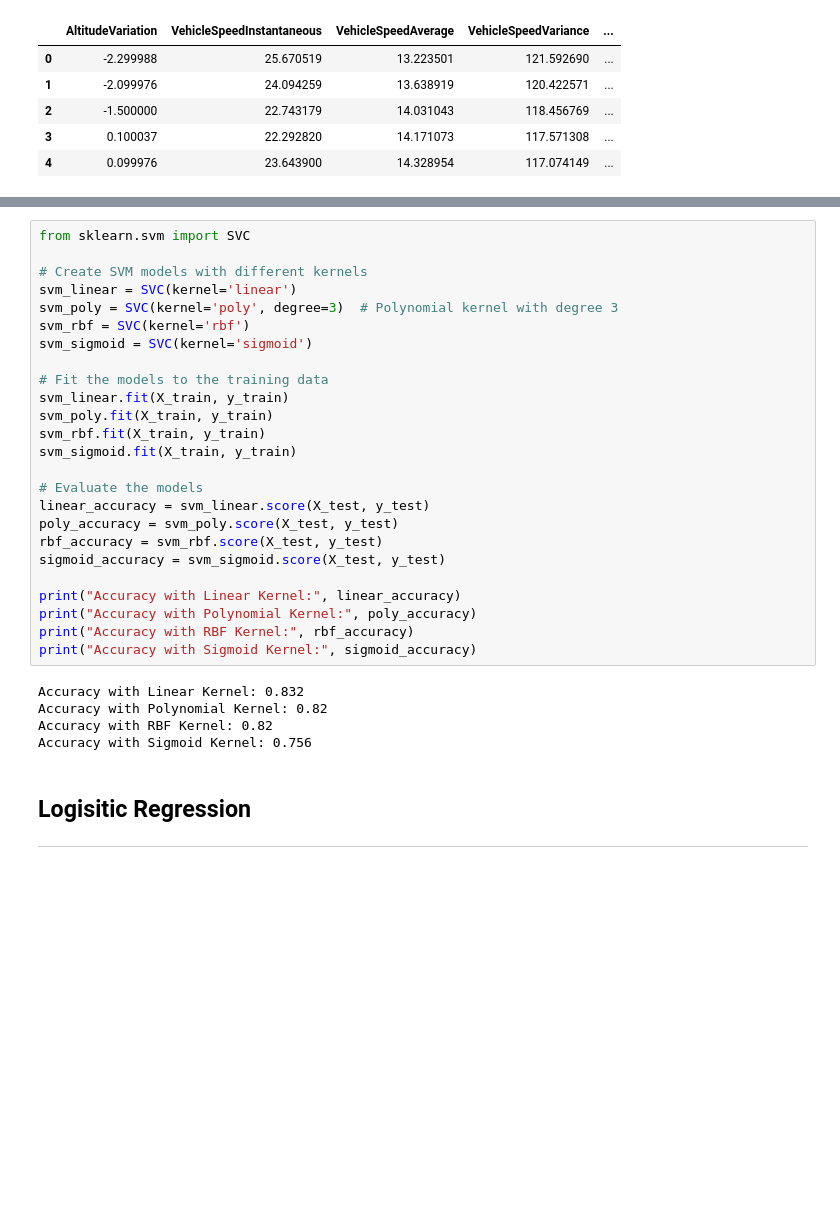
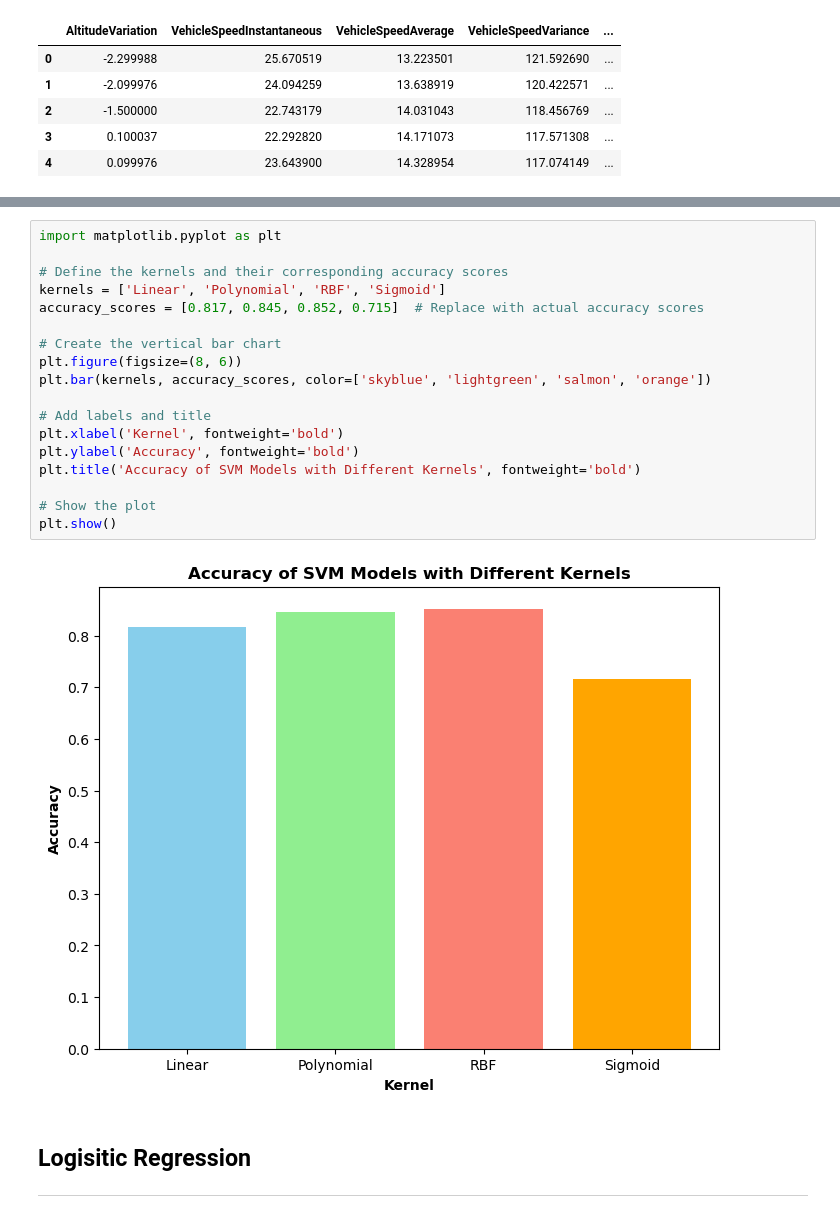
Before and after one commit to PedroFCode/Comparing-Classifier-Methods, a Jupyter notebook: project.ipynb, the cells around one changed output, grey strips where cells are left out. Cells and saved outputs as stored; diff of their text form; blank space fills up the shorter version.

```diff
--- a/project.ipynb
+++ b/project.ipynb
@@ -158,33 +234,23 @@ weighted avg       0.88      0.68      0.72       250
-# %%
-from sklearn.svm import SVC
-
-# Create SVM models with different kernels
-svm_linear = SVC(kernel='linear')
-svm_poly = SVC(kernel='poly', degree=3)  # Polynomial kernel with degree 3
-svm_rbf = SVC(kernel='rbf')
-svm_sigmoid = SVC(kernel='sigmoid')
-
-# Fit the models to the training data
-svm_linear.fit(X_train, y_train)
-svm_poly.fit(X_train, y_train)
-svm_rbf.fit(X_train, y_train)
-svm_sigmoid.fit(X_train, y_train)
-
-# Evaluate the models
-linear_accuracy = svm_linear.score(X_test, y_test)
-poly_accuracy = svm_poly.score(X_test, y_test)
-rbf_accuracy = svm_rbf.score(X_test, y_test)
-sigmoid_accuracy = svm_sigmoid.score(X_test, y_test)
-
-print("Accuracy with Linear Kernel:", linear_accuracy)
-print("Accuracy with Polynomial Kernel:", poly_accuracy)
-print("Accuracy with RBF Kernel:", rbf_accuracy)
-print("Accuracy with Sigmoid Kernel:", sigmoid_accuracy)
-# %% [output]
-Accuracy with Linear Kernel: 0.832
-Accuracy with Polynomial Kernel: 0.82
-Accuracy with RBF Kernel: 0.82
-Accuracy with Sigmoid Kernel: 0.756
+# %%
+import matplotlib.pyplot as plt
+
+# Define the kernels and their corresponding accuracy scores
+kernels = ['Linear', 'Polynomial', 'RBF', 'Sigmoid']
+accuracy_scores = [0.817, 0.845, 0.852, 0.715]  # Replace with actual accuracy scores
+
+# Create the vertical bar chart
+plt.figure(figsize=(8, 6))
+plt.bar(kernels, accuracy_scores, color=['skyblue', 'lightgreen', 'salmon', 'orange'])
+
+# Add labels and title
+plt.xlabel('Kernel', fontweight='bold')
+plt.ylabel('Accuracy', fontweight='bold')
+plt.title('Accuracy of SVM Models with Different Kernels', fontweight='bold')
+
+# Show the plot
+plt.show()
+# %% [output]
+[figure, added]
 # %% [markdown]
 ## Logisitic Regression
 
```
Also changed, not shown: parts of 12 cells of this notebook, 2 other files.
